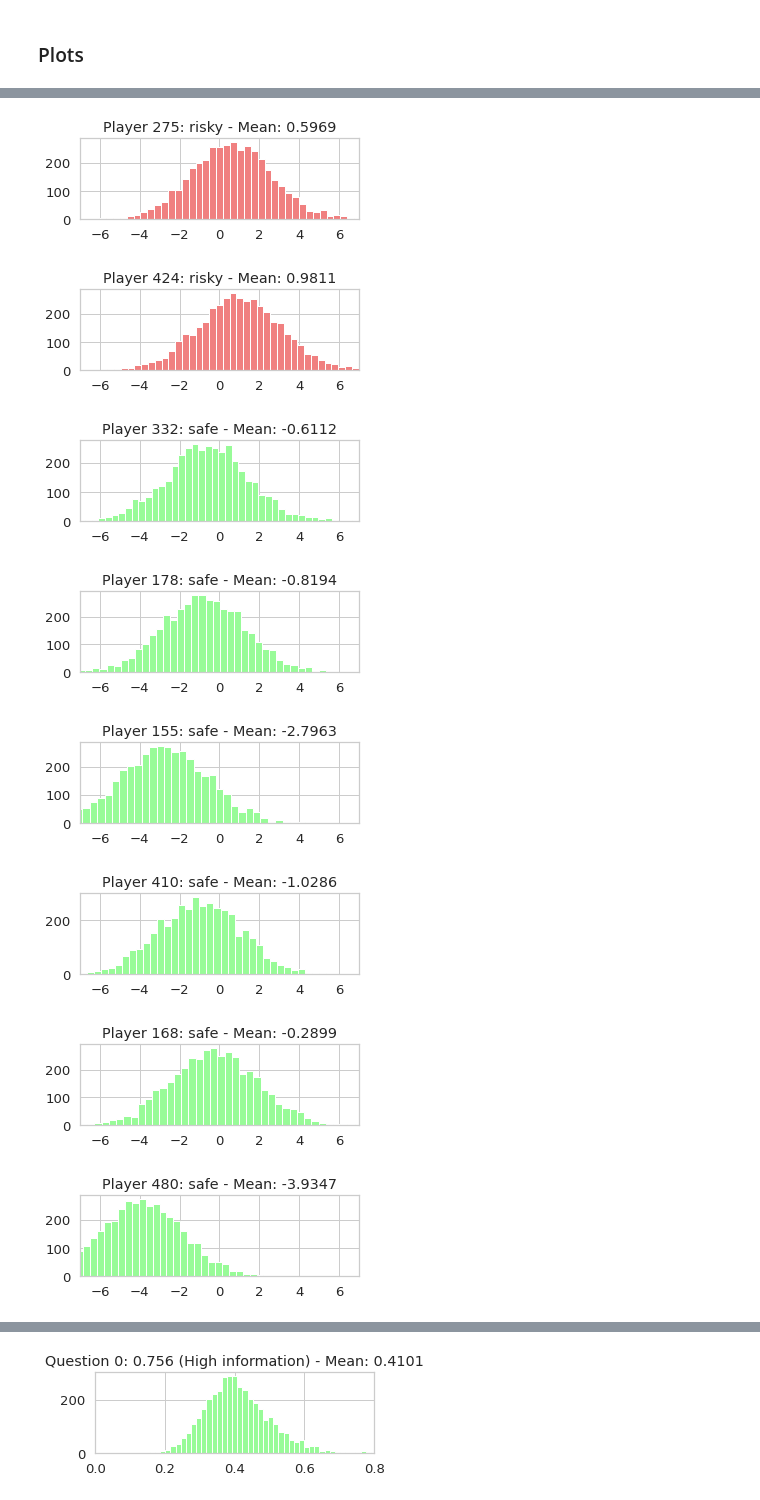
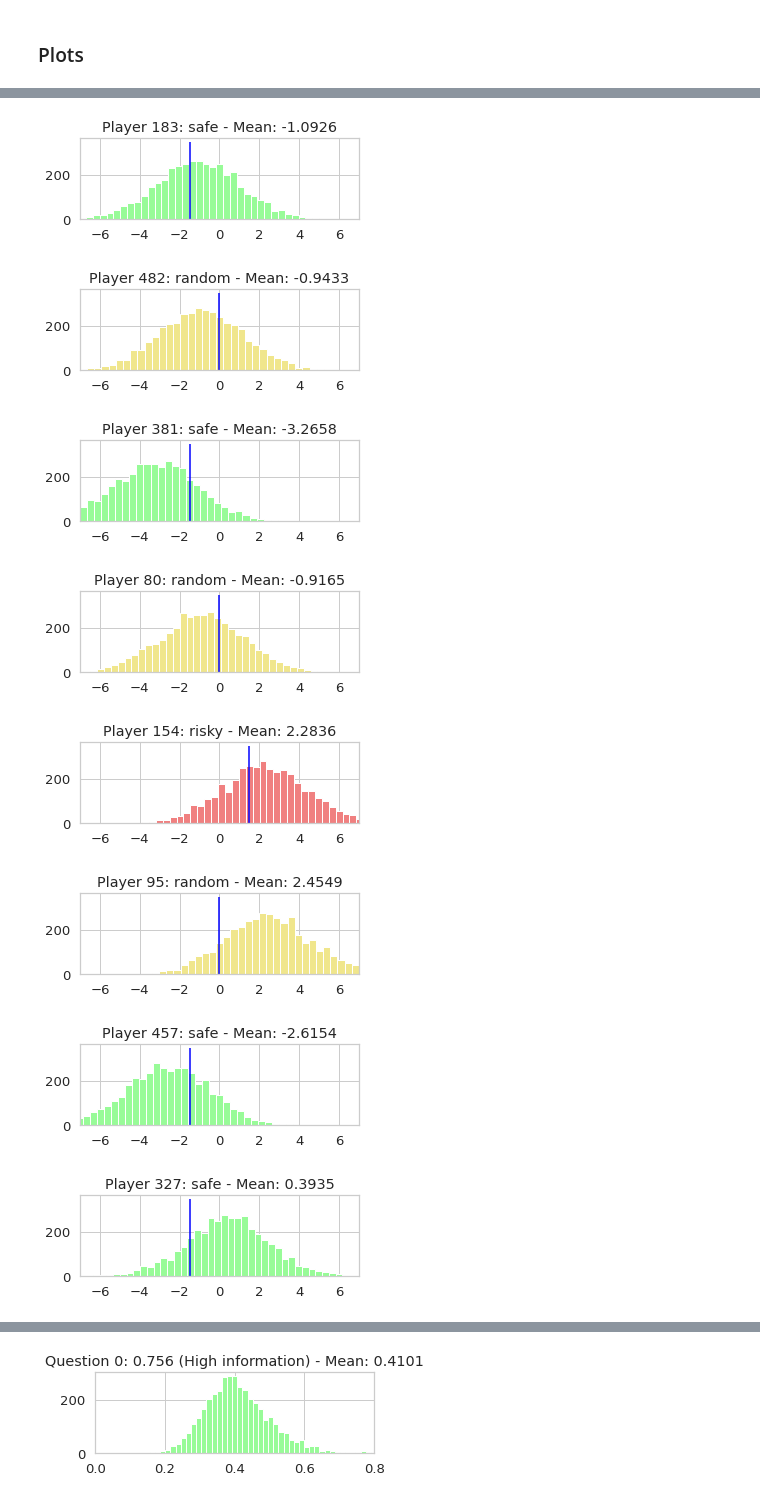
Before and after one commit to rayuelaproject/Simulator_Synthetic-Data, a Jupyter notebook: Simulator_PyStan.ipynb, the cells around one changed output, grey strips where cells are left out. Drawn from its saved outputs; the diff is of its cells as text; code cells hidden in the pictures.

Commit message:
Add ground truth lines to results plot

```diff
--- a/Simulator_PyStan.ipynb
+++ b/Simulator_PyStan.ipynb
@@ -594,27 +598,31 @@ cohen_kappa_score(y_pred_1, y_pred_2, y_true)'''
 # %%
 players_plot = np.random.randint(1, 501, size=10)
 for i in players_plot:
     # profile
     profile = Dataset.iloc[i,-1]
     if profile == 'risky':
         color_hist = 'lightcoral'
+        x_line = profiles_dict['risky']
     elif profile == 'random':
         color_hist = 'khaki'
+        x_line = profiles_dict['random']
     elif profile == 'safe':
         color_hist = 'palegreen'
+        x_line = profiles_dict['safe']
     plt.figure(figsize=(5,1.5))
     plt.grid(True)
     plt.xlim([-7, 7])
     column_name = f'alpha.{i+1}'
     plt.hist(df[column_name], bins='auto', color=color_hist)
+    plt.vlines(x=x_line, ymin=0, ymax=350, colors=['blue'])
     plt.title(f'Player {i}: {profile} - Mean: {df[column_name].mean():.4f}')
     plt.show()
 # %% [output]
-[figure, old version]
+[figure, new version]
-[figure, old version]
+[figure, new version]
-[figure, old version]
+[figure, new version]
-[figure, old version]
+[figure, new version]
-[figure, old version]
+[figure, new version]
-[figure, old version]
+[figure, new version]
-[figure, old version]
+[figure, new version]
-[figure, old version]
+[figure, new version]
```
Also changed, not shown: parts of 3 cells of this notebook.
